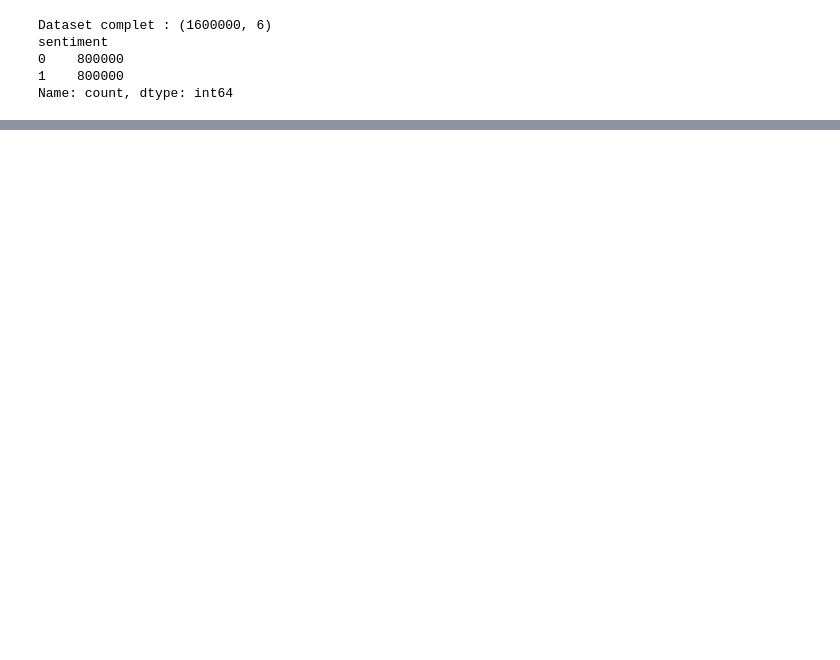
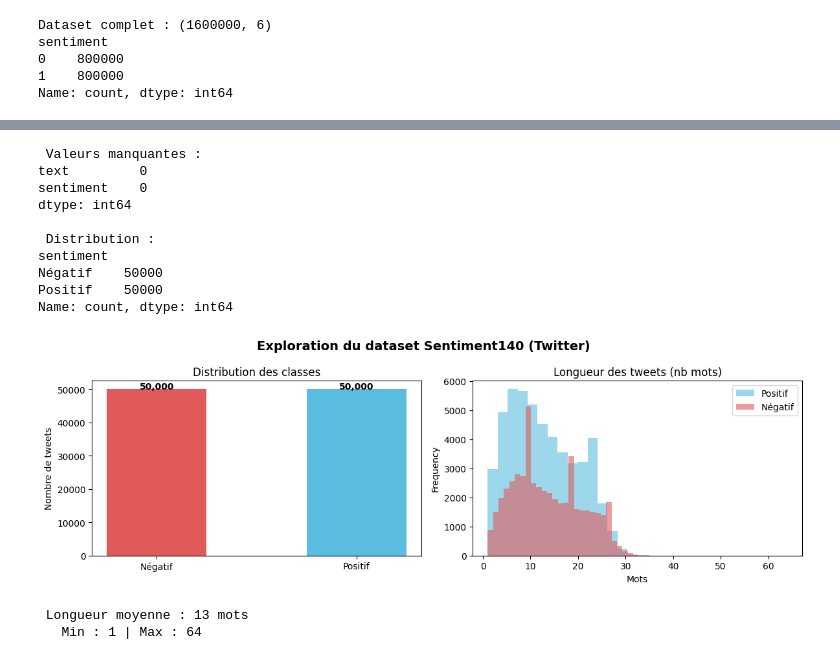
Before and after one commit to amanilayouni/Amani_Karam_Ryma_arene_ml, a Jupyter notebook: Projet.ipynb, the cells around one changed output, grey strips where cells are left out. Cells and saved outputs as stored; diff of their text form; code cells hidden in the pictures; blank space fills up the shorter version.

```diff
--- a/Projet.ipynb
+++ b/Projet.ipynb
@@ -130,0 +148,56 @@ df.head(3)
+# %%
+# Cellule Exploration — Sentiment140
+
+import matplotlib.pyplot as plt
+
+# Garder uniquement les colonnes utiles
+df = df[["text", "sentiment"]]
+
+# Valeurs manquantes
+print(" Valeurs manquantes :")
+print(df.isnull().sum())
+
+# Distribution
+print("\n Distribution :")
+print(df["sentiment"].value_counts().rename({0: 'Négatif', 1: 'Positif'}))
+
+# Longueur
+df['nb_mots'] = df['text'].str.split().str.len()
+
+# Visualisation
+fig, axes = plt.subplots(1, 2, figsize=(12, 4))
+fig.suptitle('Exploration du dataset Sentiment140 (Twitter)', fontsize=14, fontweight='bold')
+
+counts = df['sentiment'].value_counts().rename({0: 'Négatif', 1: 'Positif'})
+axes[0].bar(counts.index, counts.values, color=['#E05A5A', '#5ABDE0'], width=0.5)
+axes[0].set_title('Distribution des classes')
+axes[0].set_ylabel("Nombre de tweets")
+for i, v in enumerate(counts.values):
+    axes[0].text(i, v + 30, f"{v:,}", ha='center', fontweight='bold')
+
+df[df['sentiment']==1]['nb_mots'].plot(kind='hist', bins=30,
+    alpha=0.6, color='#5ABDE0', label='Positif', ax=axes[1])
+df[df['sentiment']==0]['nb_mots'].plot(kind='hist', bins=30,
+    alpha=0.6, color='#E05A5A', label='Négatif', ax=axes[1])
+axes[1].set_title('Longueur des tweets (nb mots)')
+axes[1].set_xlabel('Mots')
+axes[1].legend()
+plt.tight_layout()
+plt.show()
+
+print(f"\n Longueur moyenne : {df['nb_mots'].mean():.0f} mots")
+print(f"   Min : {df['nb_mots'].min()} | Max : {df['nb_mots'].max()}")
+# %% [output]
+ Valeurs manquantes :
+text         0
+sentiment    0
+dtype: int64
+
+ Distribution :
+sentiment
+Négatif    50000
+Positif    50000
+Name: count, dtype: int64
+[figure, added]
+ Longueur moyenne : 13 mots
+   Min : 1 | Max : 64
```
Also changed, not shown: parts of 6 cells of this notebook.
